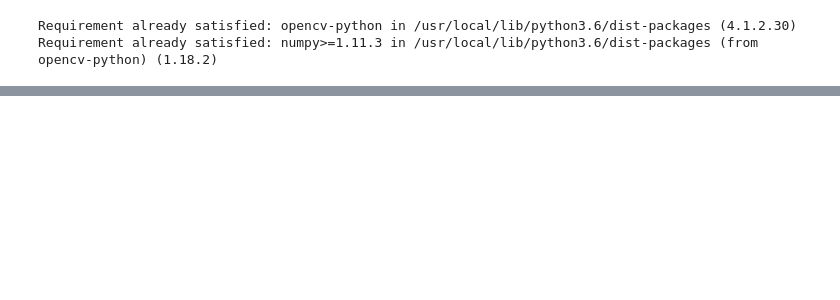
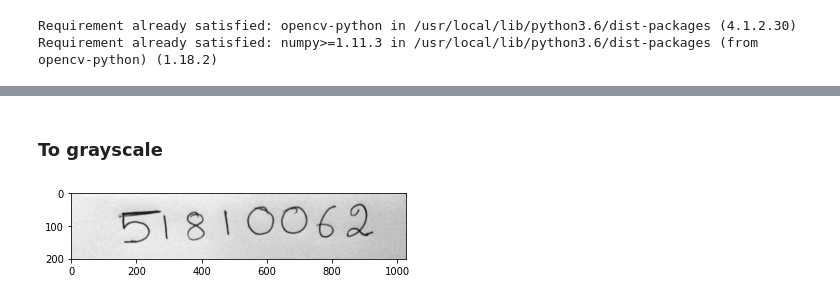
Before and after one commit to ghostman-007/Major-Project, a Jupyter notebook: Segmentation.ipynb, the cells around one changed output, grey strips where cells are left out. Cells and saved outputs as stored; diff of their text form; code cells hidden in the pictures; blank space fills up the shorter version.

```diff
--- a/Segmentation.ipynb
+++ b/Segmentation.ipynb
@@ -41,0 +35,12 @@ AttributeError: ignored
+# %% [markdown]
+### To grayscale
+# %%
+def rgb2gray(rgb):
+  return np.dot(rgb[...,:3], [0.2989, 0.5870, 0.1140])
+
+img = mpimg.imread('/content/drive/My Drive/Colab Notebooks/Images/string.jpeg')
+gray = rgb2gray(img)
+plt.imshow(gray, cmap=plt.get_cmap('gray'))
+plt.show()
+# %% [output]
+[figure, added]
```
Also changed, not shown: parts of 5 cells of this notebook.
